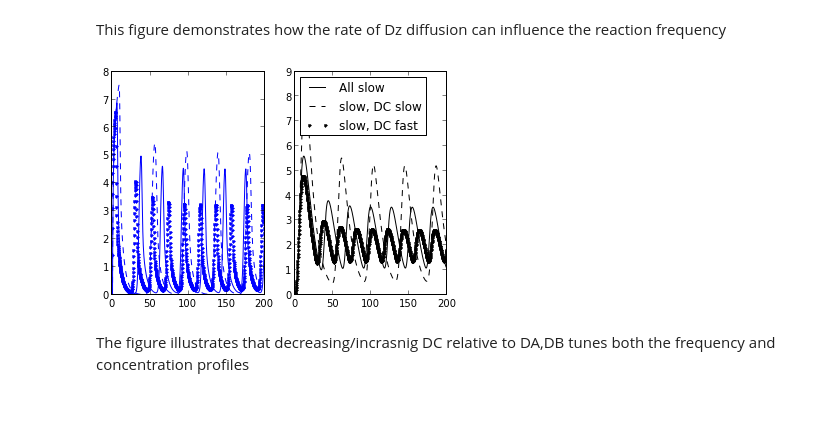
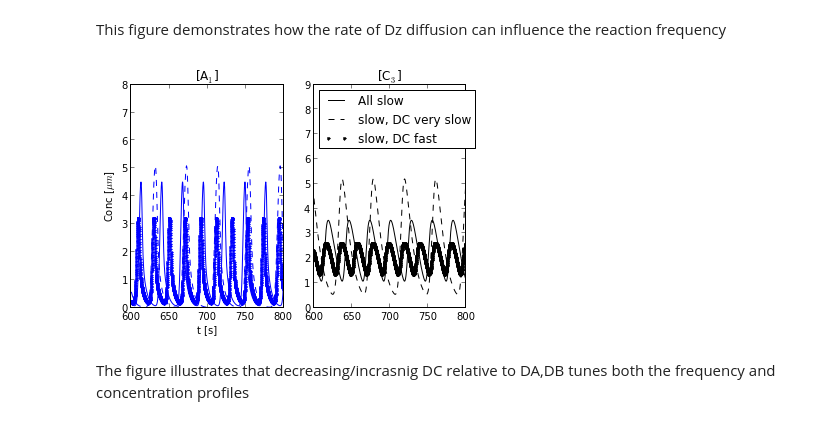
Before and after one commit to huskeypm/enzymekineticsacs, a Jupyter notebook: compart.ipynb, the cells around one changed output. Saved outputs shown, nothing was run; the diff lists cells and outputs as text; code cells hidden in the pictures.

```diff
--- a/compart.ipynb
+++ b/compart.ipynb
@@ -105,9 +109,9 @@ D0rate = 9.plot(Ds,nf/D0rate,'k.-')plt.xlabel("Dz")plt.ylabel("freq change (norm
 # %% [markdown]
 This figure demonstrates how the rate of Dz diffusion can influence the reaction frequency
 # %%
-plt.subplot(121)plot(tslow,ytslow[:,0],'b-',label="All slow")plot(tslowDC,ytslowDC[:,0],'b--',label="slow, DC slow")plot(tfastDC,ytfastDC[:,0],'b.',label="slow, DC fast")#legend(loc=2)plt.subplot(122)plot(tslow,ytslow[:,8],'k-',label="All slow")plot(tslowDC,ytslowDC[:,8],'k--',label="slow, DC slow")plot(tfastDC,ytfastDC[:,8],'k.',label="slow, DC fast")legend(loc=2)plt.gcf().savefig("paper/figs/acsfig2b.png")
+plt.subplot(121)plot(tslow,ytslow[:,0],'b-',label="All slow")plot(tslowDC,ytslowDC[:,0],'b--',label="slow, DC very slow")plot(tfastDC,ytfastDC[:,0],'b.',label="slow, DC fast")#legend(loc=2)plt.xlim(600,800)plt.title("[A$_1$]")plt.xlabel("t [s]") plt.ylabel("Conc [$\mu m$]") plt.subplot(122)plot(tslow,ytslow[:,8],'k-',label="All slow")plot(tslowDC,ytslowDC[:,8],'k--',label="slow, DC very slow")plot(tfastDC,ytfastDC[:,8],'k.',label="slow, DC fast")legend(loc=2)plt.xlim(600,800)plt.title("[C$_3$]")plt.gcf().savefig("paper/figs/acsfig2b.png")
 # %% [output]
-[figure, old version]
+[figure, new version]
 # %% [markdown]
 The figure illustrates that decreasing/incrasnig DC relative to DA,DB tunes both the frequency and concentration profiles
 # %%
```
Also changed, not shown: parts of 29 cells of this notebook.
